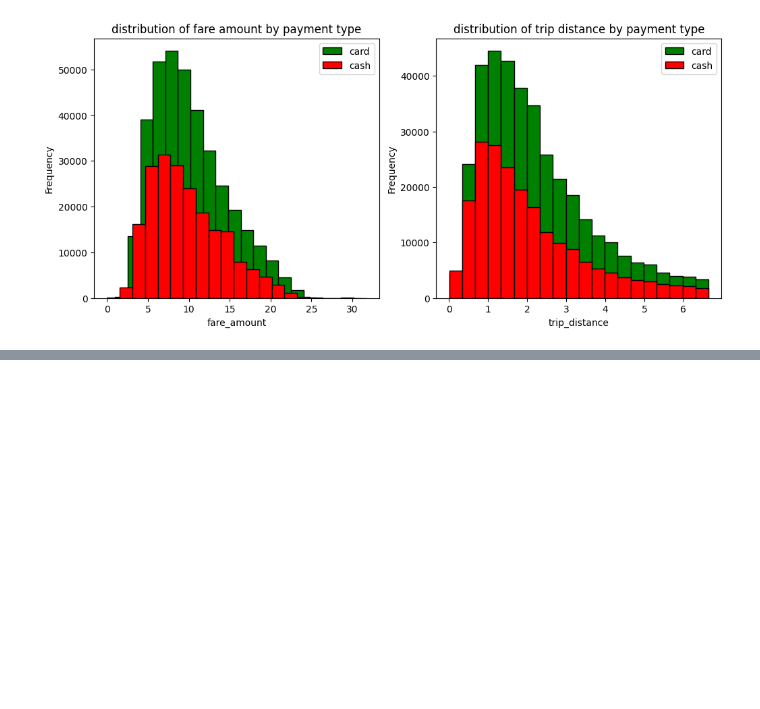
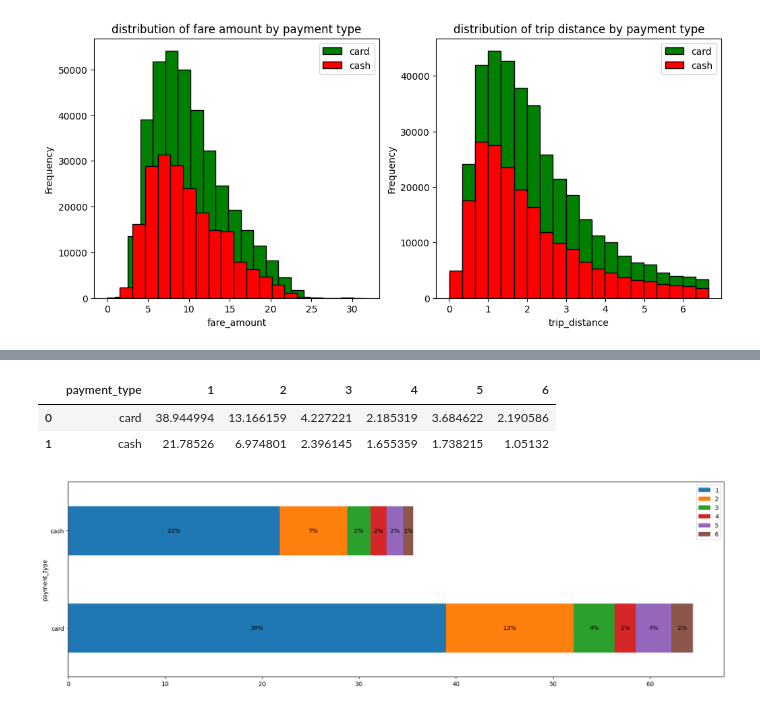
Before and after one commit to rajatvegan/Notebooks, a Jupyter notebook: 1_project-NYC-taxi.ipynb, the cells around one changed output, grey strips where cells are left out. Cells and saved outputs as stored; diff of their text form; code cells hidden in the pictures; blank space fills up the shorter version.

```diff
--- a/1_project-NYC-taxi.ipynb
+++ b/1_project-NYC-taxi.ipynb
@@ -286,0 +302,7 @@ plt.show()
+# %%
+p_count = df.groupby(['payment_type','passenger_count'])[['passenger_count']].count()
+p_count.rename(columns={'passenger_count':'count'},inplace=True)
+
+p_count['perc'] = (p_count['count']/p_count['count'].sum())*100
+
+p_count
@@ -286,0 +324,3 @@ plt.show()
+# %%
+p_count.reset_index(inplace=True)
+p_count
@@ -286,0 +341,26 @@ plt.show()
+# %%
+df1 = pd.DataFrame(columns= ['payment_type',1,2,3,4,5,6])
+df1['payment_type'] = ['card','cash']
+df1.iloc[0,1:] = p_count.iloc[0:6,-1]
+df1.iloc[1,1:] = p_count.iloc[6:,-1]
+df1
+# %% [output]
+|  | payment_type | 1 | 2 | 3 | 4 | 5 | 6 |
+| 0 | card | 38.944994 | 13.166159 | 4.227221 | 2.185319 | 3.684622 | 2.190586 |
+| 1 | cash | 21.78526 | 6.974801 | 2.396145 | 1.655359 | 1.738215 | 1.05132 |
+# %%
+fig, ax = plt.subplots(figsize=(20, 6))
+df1.plot(x='payment_type',kind='barh',stacked=True,ax=ax)
+
+# Annotate the values on each bar
+for p in ax.patches:
+    width = p.get_width()
+    height = p.get_height()
+    x, y = p.get_xy()
+    ax.text(x+width/2,
+            y+height/2,
+            '{:.0f}%'.format(width),
+            horizontalalignment='center',
+            verticalalignment='center')
+# %% [output]
+[figure, added]
```
Also changed, not shown: parts of 11 cells of this notebook.
